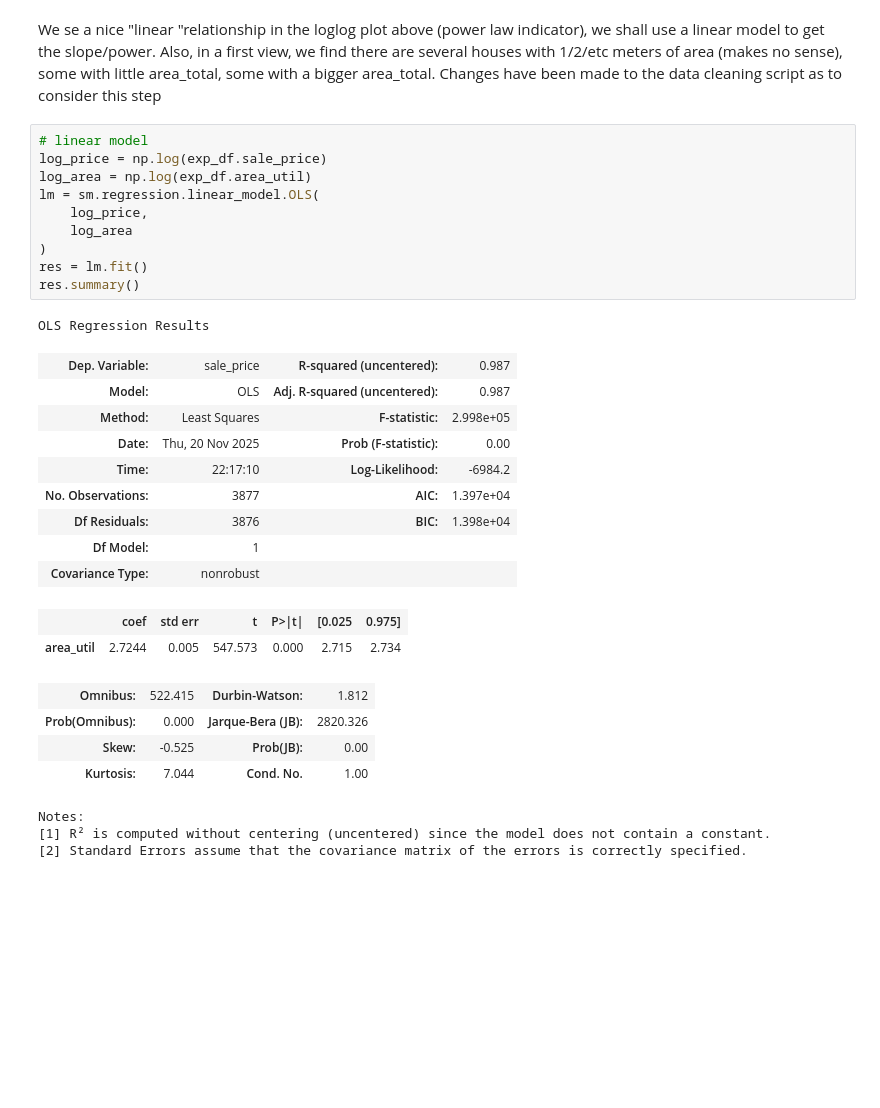
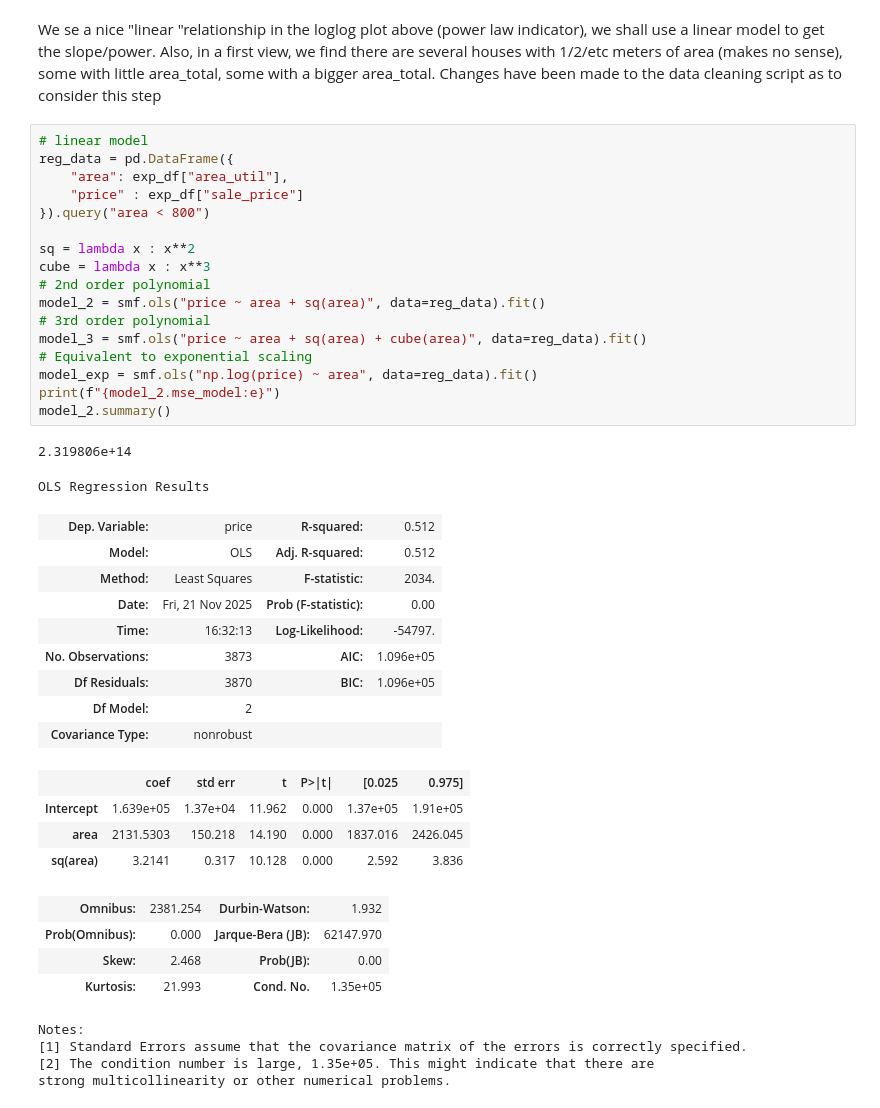
Before and after one commit to clr-cera/IA2025.2, a Jupyter notebook: Trabalho2/eda.ipynb, the cells around one changed output. Cells and saved outputs as stored; diff of their text form; blank space fills up the shorter version.

```diff
--- a/Trabalho2/eda.ipynb
+++ b/Trabalho2/eda.ipynb
@@ -129,31 +130,42 @@ ax.set(yscale="log")
 We se a nice "linear "relationship in the loglog plot above (power law indicator), we shall use a linear model to get the slope/power. Also, in a first view, we find there are several houses with 1/2/etc meters of area (makes no sense), some with little area_total, some with a bigger area_total. Changes have been made to the data cleaning script as to consider this step
 # %%
 # linear model
-log_price = np.log(exp_df.sale_price)
-log_area = np.log(exp_df.area_util)
-lm = sm.regression.linear_model.OLS(
-    log_price,
-    log_area
-)
-res = lm.fit()
-res.summary()
+reg_data = pd.DataFrame({
+    "area": exp_df["area_util"],
+    "price" : exp_df["sale_price"]
+}).query("area < 800")
+
+sq = lambda x : x**2
+cube = lambda x : x**3
+# 2nd order polynomial
+model_2 = smf.ols("price ~ area + sq(area)", data=reg_data).fit()
+# 3rd order polynomial
+model_3 = smf.ols("price ~ area + sq(area) + cube(area)", data=reg_data).fit()
+# Equivalent to exponential scaling
+model_exp = smf.ols("np.log(price) ~ area", data=reg_data).fit()
+print(f"{model_2.mse_model:e}")
+model_2.summary()
 # %% [output]
-OLS Regression Results
+2.319806e+14
+OLS Regression Results
-| Dep. Variable: | sale_price | R-squared (uncentered): | 0.987 |
-| Model: | OLS | Adj. R-squared (uncentered): | 0.987 |
-| Method: | Least Squares | F-statistic: | 2.998e+05 |
-| Date: | Thu, 20 Nov 2025 | Prob (F-statistic): | 0.00 |
-| Time: | 22:17:10 | Log-Likelihood: | -6984.2 |
-| No. Observations: | 3877 | AIC: | 1.397e+04 |
-| Df Residuals: | 3876 | BIC: | 1.398e+04 |
-| Df Model: | 1 |  |  |
+| Dep. Variable: | price | R-squared: | 0.512 |
+| Model: | OLS | Adj. R-squared: | 0.512 |
+| Method: | Least Squares | F-statistic: | 2034. |
+| Date: | Fri, 21 Nov 2025 | Prob (F-statistic): | 0.00 |
+| Time: | 16:32:13 | Log-Likelihood: | -54797. |
+| No. Observations: | 3873 | AIC: | 1.096e+05 |
+| Df Residuals: | 3870 | BIC: | 1.096e+05 |
+| Df Model: | 2 |  |  |
 | Covariance Type: | nonrobust |  |  |
 |  | coef | std err | t | P>|t| | [0.025 | 0.975] |
-| area_util | 2.7244 | 0.005 | 547.573 | 0.000 | 2.715 | 2.734 |
+| Intercept | 1.639e+05 | 1.37e+04 | 11.962 | 0.000 | 1.37e+05 | 1.91e+05 |
+| area | 2131.5303 | 150.218 | 14.190 | 0.000 | 1837.016 | 2426.045 |
+| sq(area) | 3.2141 | 0.317 | 10.128 | 0.000 | 2.592 | 3.836 |
-| Omnibus: | 522.415 | Durbin-Watson: | 1.812 |
-| Prob(Omnibus): | 0.000 | Jarque-Bera (JB): | 2820.326 |
-| Skew: | -0.525 | Prob(JB): | 0.00 |
-| Kurtosis: | 7.044 | Cond. No. | 1.00 |
+| Omnibus: | 2381.254 | Durbin-Watson: | 1.932 |
+| Prob(Omnibus): | 0.000 | Jarque-Bera (JB): | 62147.970 |
+| Skew: | 2.468 | Prob(JB): | 0.00 |
+| Kurtosis: | 21.993 | Cond. No. | 1.35e+05 |
-Notes:
-[1] R² is computed without centering (uncentered) since the model does not contain a constant.
-[2] Standard Errors assume that the covariance matrix of the errors is correctly specified.
+Notes:
+[1] Standard Errors assume that the covariance matrix of the errors is correctly specified.
+[2] The condition number is large, 1.35e+05. This might indicate that there are
+strong multicollinearity or other numerical problems.
```
Also changed, not shown: parts of 4 cells of this notebook.
